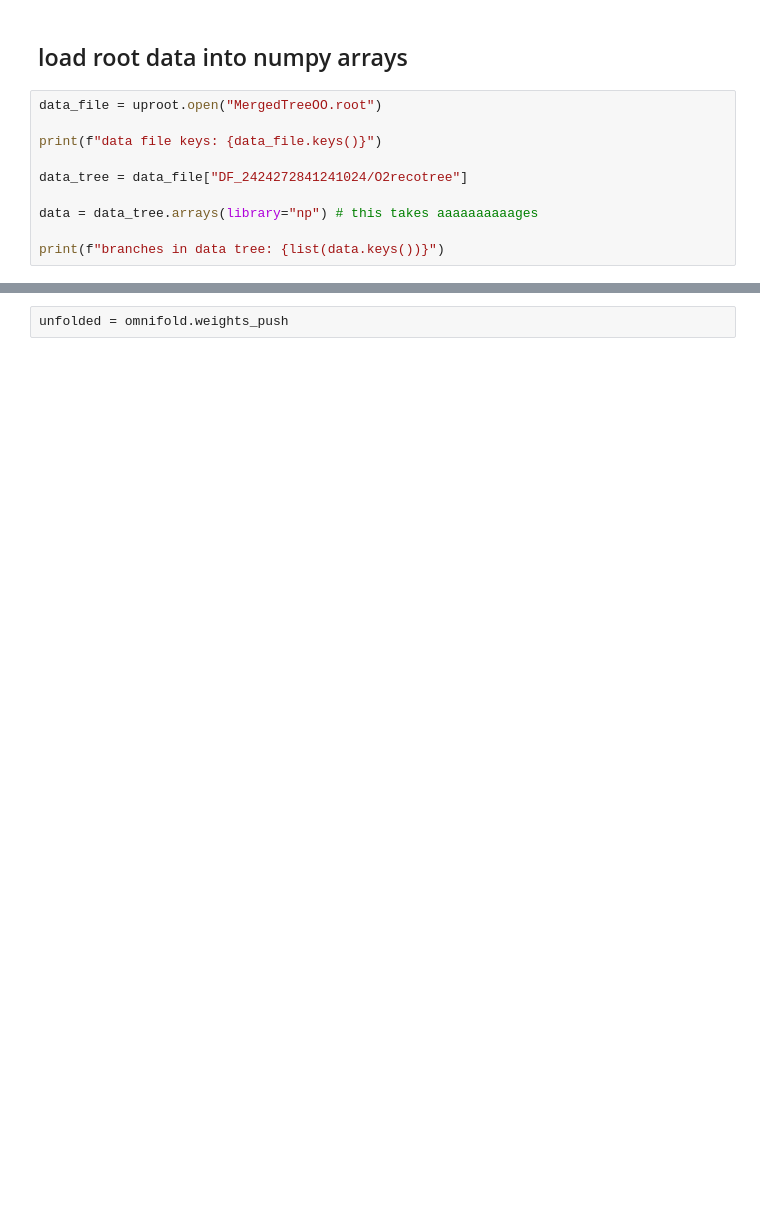
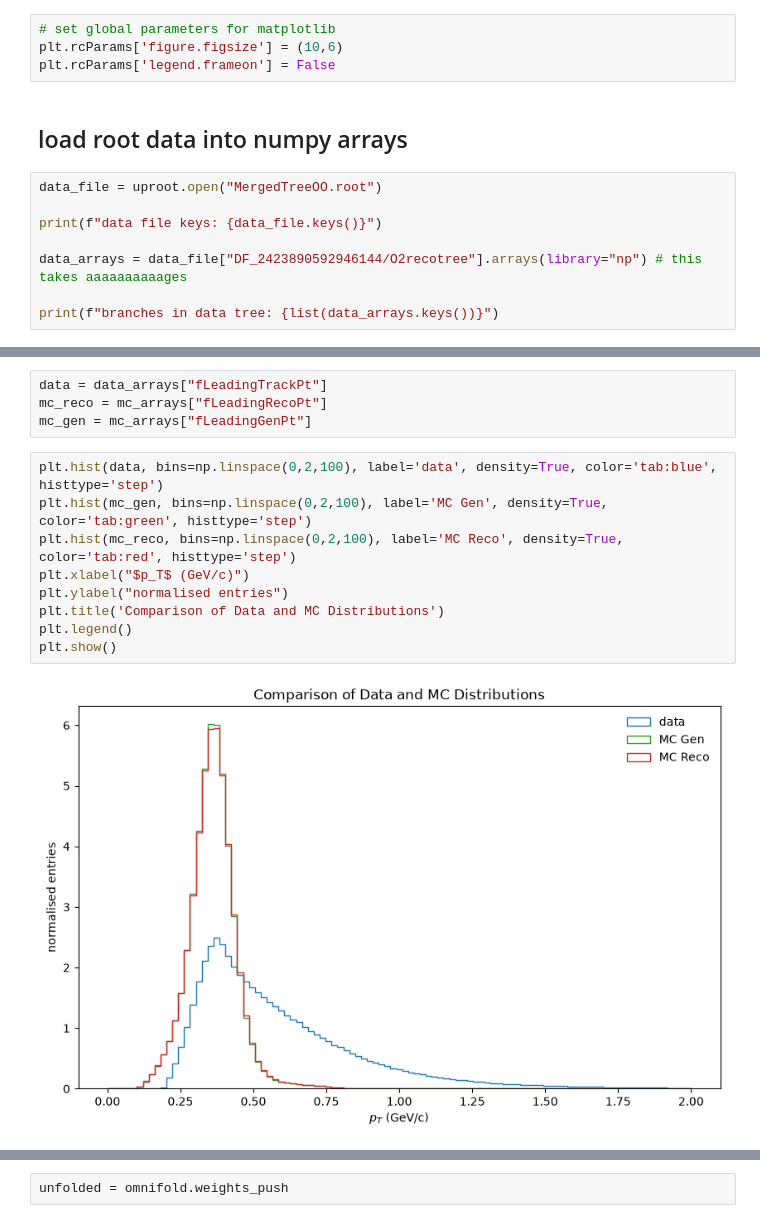
Before and after one commit to jjuracka/AliceUnfolding, a Jupyter notebook: UnfoldRhoMid/unfold.ipynb, the cells around one changed output, grey strips where cells are left out. Cells and saved outputs as stored; diff of their text form; blank space fills up the shorter version.

```diff
--- a/UnfoldRhoMid/unfold.ipynb
+++ b/UnfoldRhoMid/unfold.ipynb
@@ -14,3 +12,7 @@ in case it complains about some package, it's probably not installed -> use *pip
+# %%
+# set global parameters for matplotlib
+plt.rcParams['figure.figsize'] = (10,6)
+plt.rcParams['legend.frameon'] = False
 # %% [markdown]
 ## load root data into numpy arrays
 # %%
@@ -18,9 +20,7 @@ data_file = uproot.open("MergedTreeOO.root")
 
 print(f"data file keys: {data_file.keys()}")
 
-data_tree = data_file["DF_2424272841241024/O2recotree"]
+data_arrays = data_file["DF_2423890592946144/O2recotree"].arrays(library="np") # this takes aaaaaaaaaages
 
-data = data_tree.arrays(library="np") # this takes aaaaaaaaaages
-
-print(f"branches in data tree: {list(data.keys())}")
+print(f"branches in data tree: {list(data_arrays.keys())}")
 # %% [output]
@@ -42 +40,16 @@ branches in MC resolution tree: ['fGenPosX', 'fGenPosY', 'fGenPosZ', 'fRecoPosX'
+# %%
+data = data_arrays["fLeadingTrackPt"]
+mc_reco = mc_arrays["fLeadingRecoPt"]
+mc_gen = mc_arrays["fLeadingGenPt"]
+# %%
+plt.hist(data, bins=np.linspace(0,2,100), label='data', density=True, color='tab:blue', histtype='step')
+plt.hist(mc_gen, bins=np.linspace(0,2,100), label='MC Gen', density=True, color='tab:green', histtype='step')
+plt.hist(mc_reco, bins=np.linspace(0,2,100), label='MC Reco', density=True, color='tab:red', histtype='step')
+plt.xlabel("$p_T$ (GeV/c)")
+plt.ylabel("normalised entries")
+plt.title('Comparison of Data and MC Distributions')
+plt.legend()
+plt.show()
+# %% [output]
+[figure, added]
 # %%
```
Also changed, not shown: parts of 12 cells of this notebook, 2 other files.
